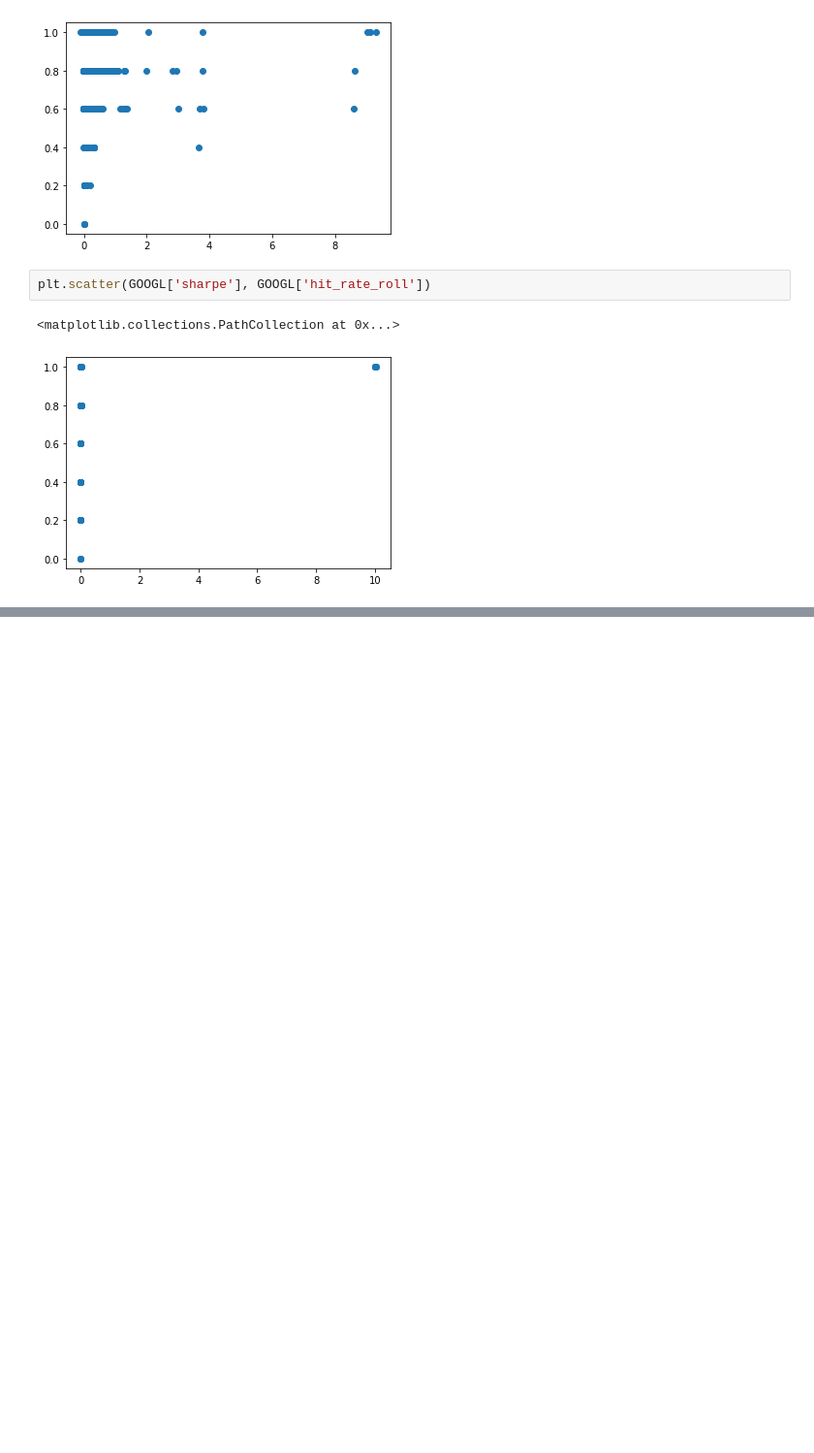
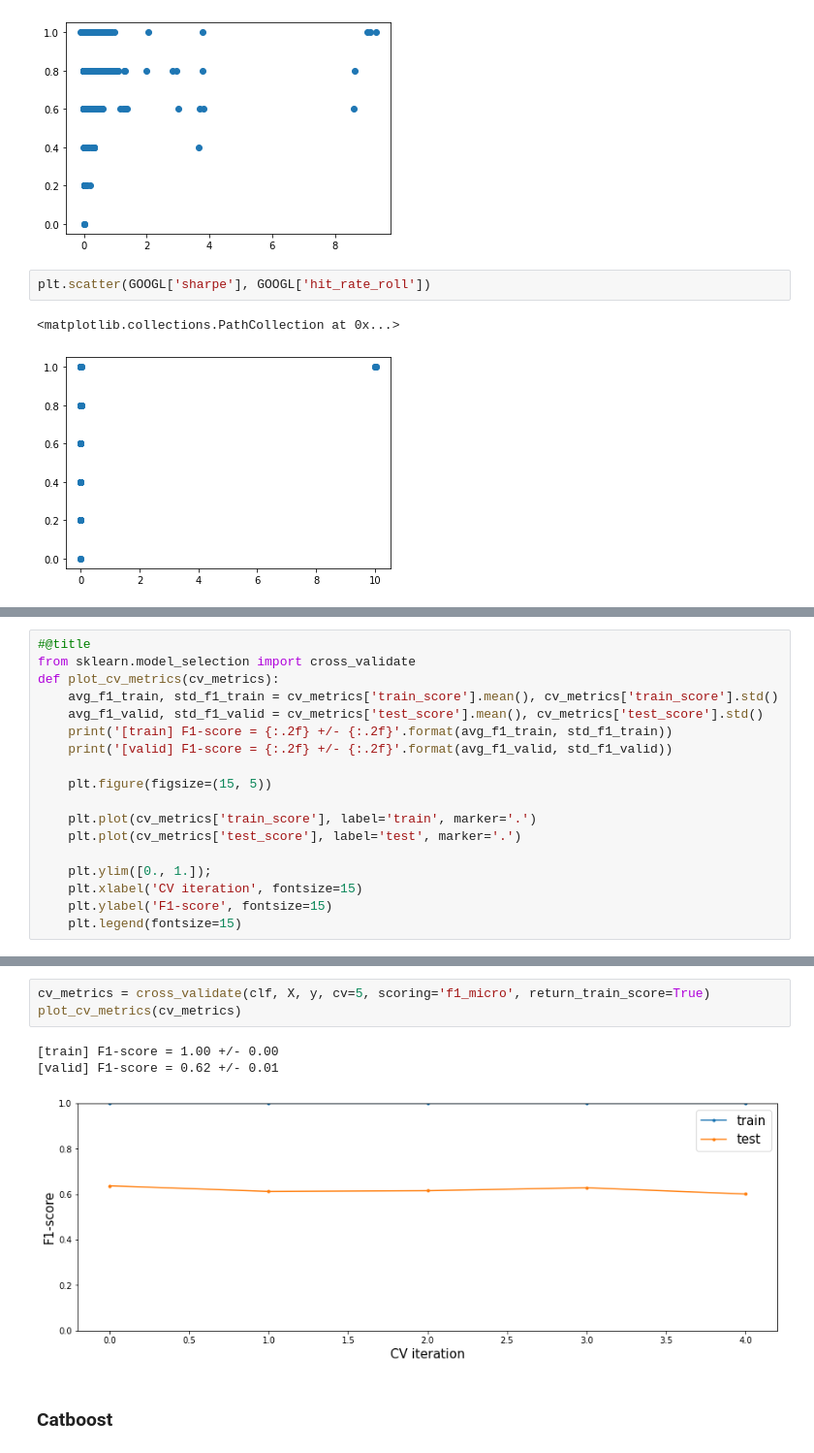
Before and after one commit to serfrol/test_intro, a Jupyter notebook: stocks.ipynb, the cells around one changed output, grey strips where cells are left out. Shown: that part at 97% size. Cells and saved outputs as stored; diff of their text form; blank space fills up the shorter version.

```diff
--- a/stocks.ipynb
+++ b/stocks.ipynb
@@ -603,0 +715,18 @@ plt.scatter(GOOGL['sharpe'], GOOGL['hit_rate_roll'])
+# %%
+#@title
+from sklearn.model_selection import cross_validate
+def plot_cv_metrics(cv_metrics):
+    avg_f1_train, std_f1_train = cv_metrics['train_score'].mean(), cv_metrics['train_score'].std()
+    avg_f1_valid, std_f1_valid = cv_metrics['test_score'].mean(), cv_metrics['test_score'].std()
+    print('[train] F1-score = {:.2f} +/- {:.2f}'.format(avg_f1_train, std_f1_train))
+    print('[valid] F1-score = {:.2f} +/- {:.2f}'.format(avg_f1_valid, std_f1_valid))
+
+    plt.figure(figsize=(15, 5))
+
+    plt.plot(cv_metrics['train_score'], label='train', marker='.')
+    plt.plot(cv_metrics['test_score'], label='test', marker='.')
+
+    plt.ylim([0., 1.]);
+    plt.xlabel('CV iteration', fontsize=15)
+    plt.ylabel('F1-score', fontsize=15)
+    plt.legend(fontsize=15)
@@ -603,0 +754,9 @@ plt.scatter(GOOGL['sharpe'], GOOGL['hit_rate_roll'])
+# %%
+cv_metrics = cross_validate(clf, X, y, cv=5, scoring='f1_micro', return_train_score=True)
+plot_cv_metrics(cv_metrics)
+# %% [output]
+[train] F1-score = 1.00 +/- 0.00
+[valid] F1-score = 0.62 +/- 0.01
+[figure, added]
+# %% [markdown]
+### Catboost
```
Also changed, not shown: parts of 65 cells of this notebook.
